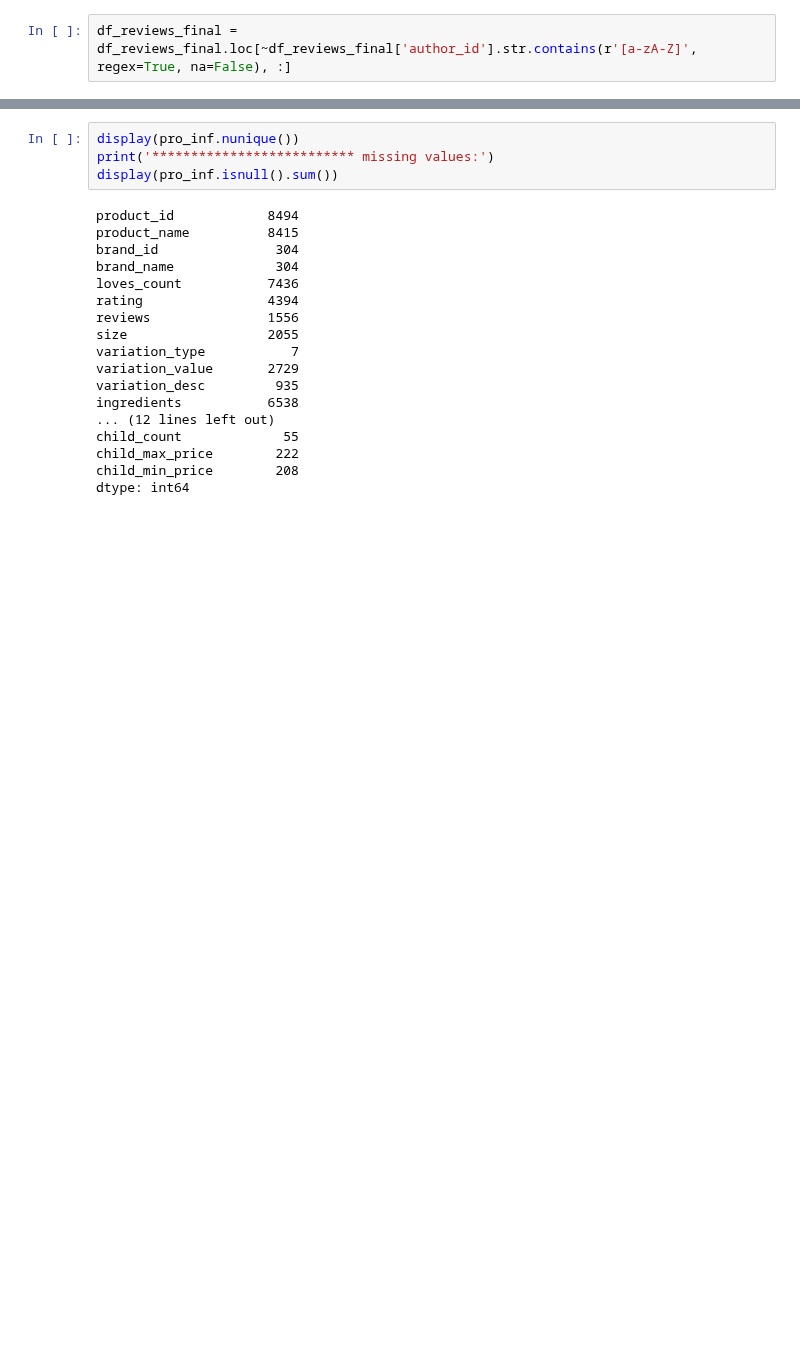
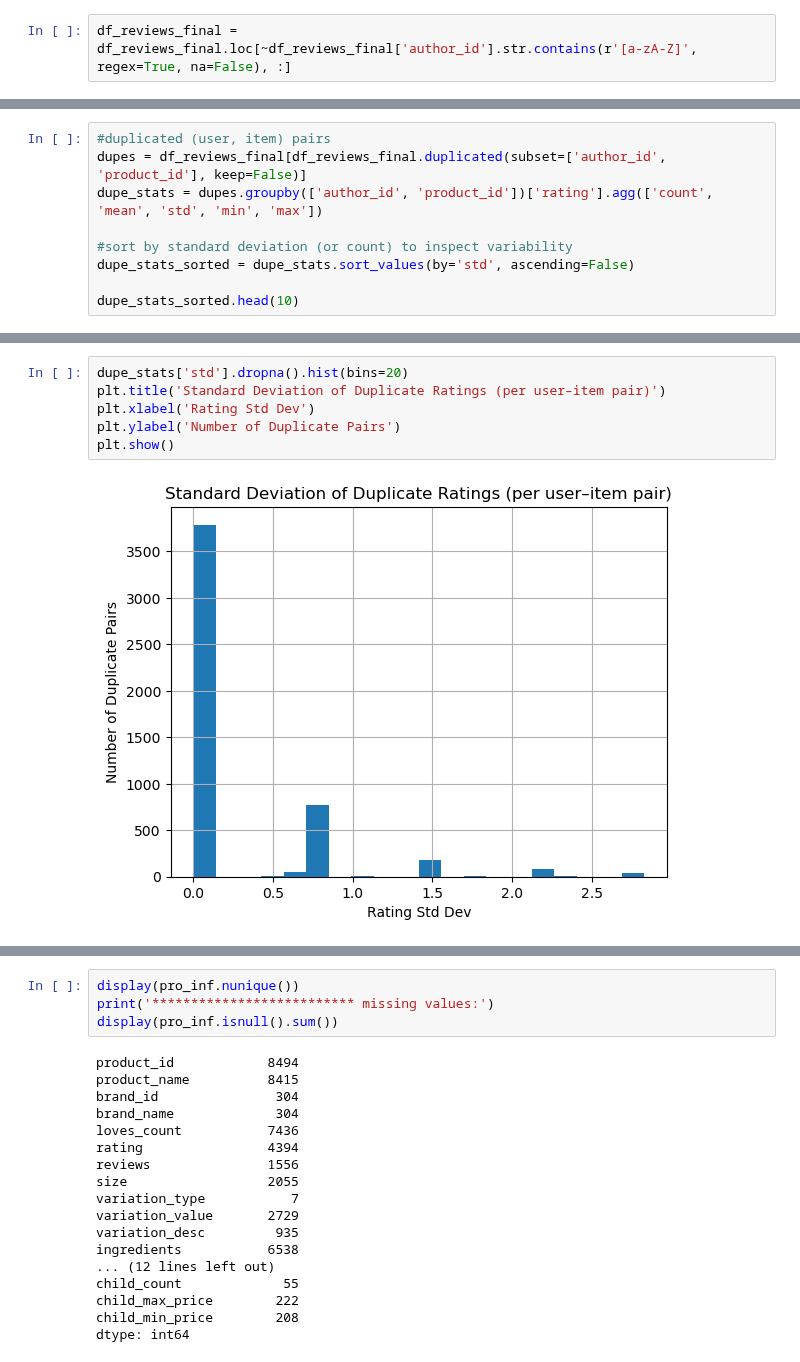
Before and after one commit to nurs-1502/Web_Mining_Project, a Jupyter notebook: NeuralNetworkApproach/NN_w_textFeatures.ipynb, the cells around one changed output, grey strips where cells are left out. Drawn from its saved outputs; the diff is of its cells as text; blank space fills up the shorter version.

```diff
--- a/NeuralNetworkApproach/NN_w_textFeatures.ipynb
+++ b/NeuralNetworkApproach/NN_w_textFeatures.ipynb
@@ -82,0 +122,9 @@ df_reviews_final = df_reviews_final.loc[~df_reviews_final['author_id'].str.conta
+# %%
+#duplicated (user, item) pairs
+dupes = df_reviews_final[df_reviews_final.duplicated(subset=['author_id', 'product_id'], keep=False)]
+dupe_stats = dupes.groupby(['author_id', 'product_id'])['rating'].agg(['count', 'mean', 'std', 'min', 'max'])
+
+#sort by standard deviation (or count) to inspect variability
+dupe_stats_sorted = dupe_stats.sort_values(by='std', ascending=False)
+
+dupe_stats_sorted.head(10)
@@ -82,0 +144,8 @@ df_reviews_final = df_reviews_final.loc[~df_reviews_final['author_id'].str.conta
+# %%
+dupe_stats['std'].dropna().hist(bins=20)
+plt.title('Standard Deviation of Duplicate Ratings (per user–item pair)')
+plt.xlabel('Rating Std Dev')
+plt.ylabel('Number of Duplicate Pairs')
+plt.show()
+# %% [output]
+[figure, added]
```
Also changed, not shown: parts of 62 cells of this notebook, 1 other file.
